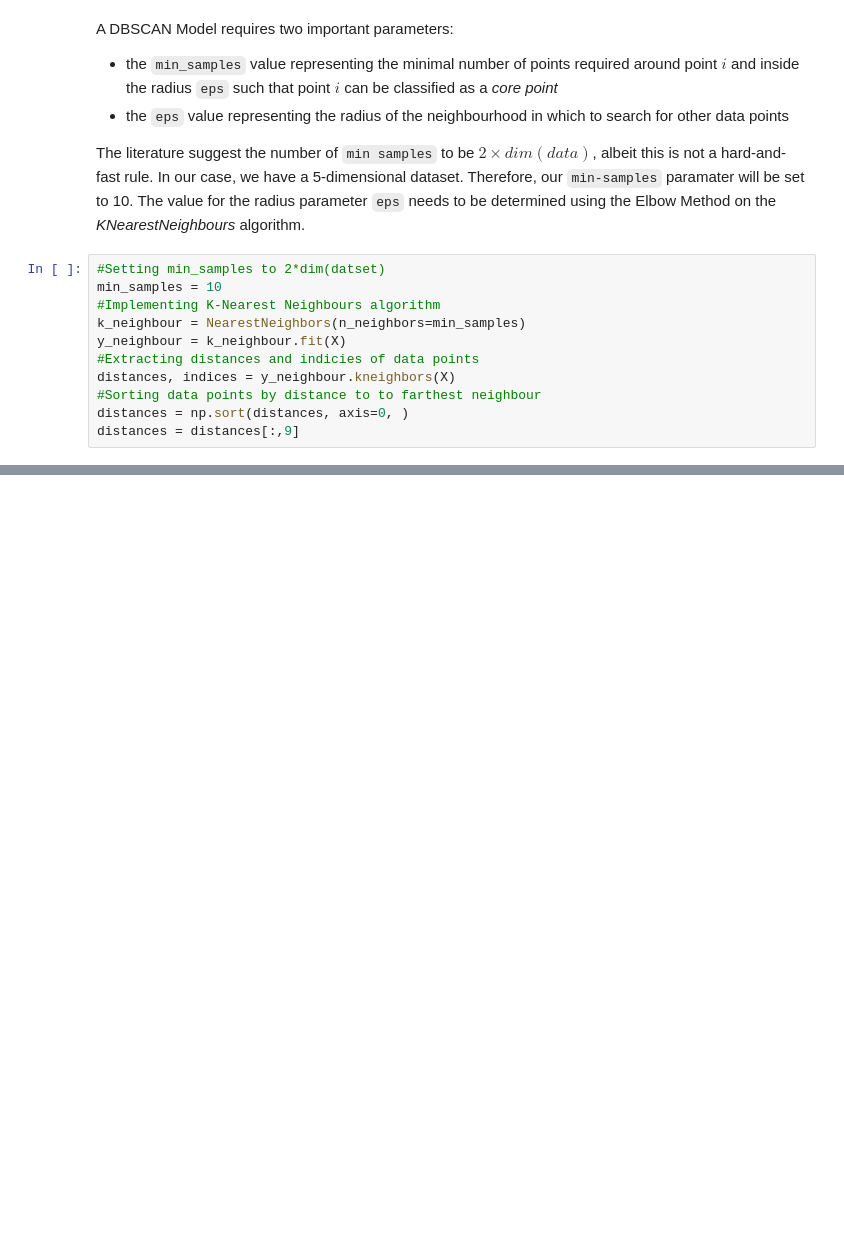
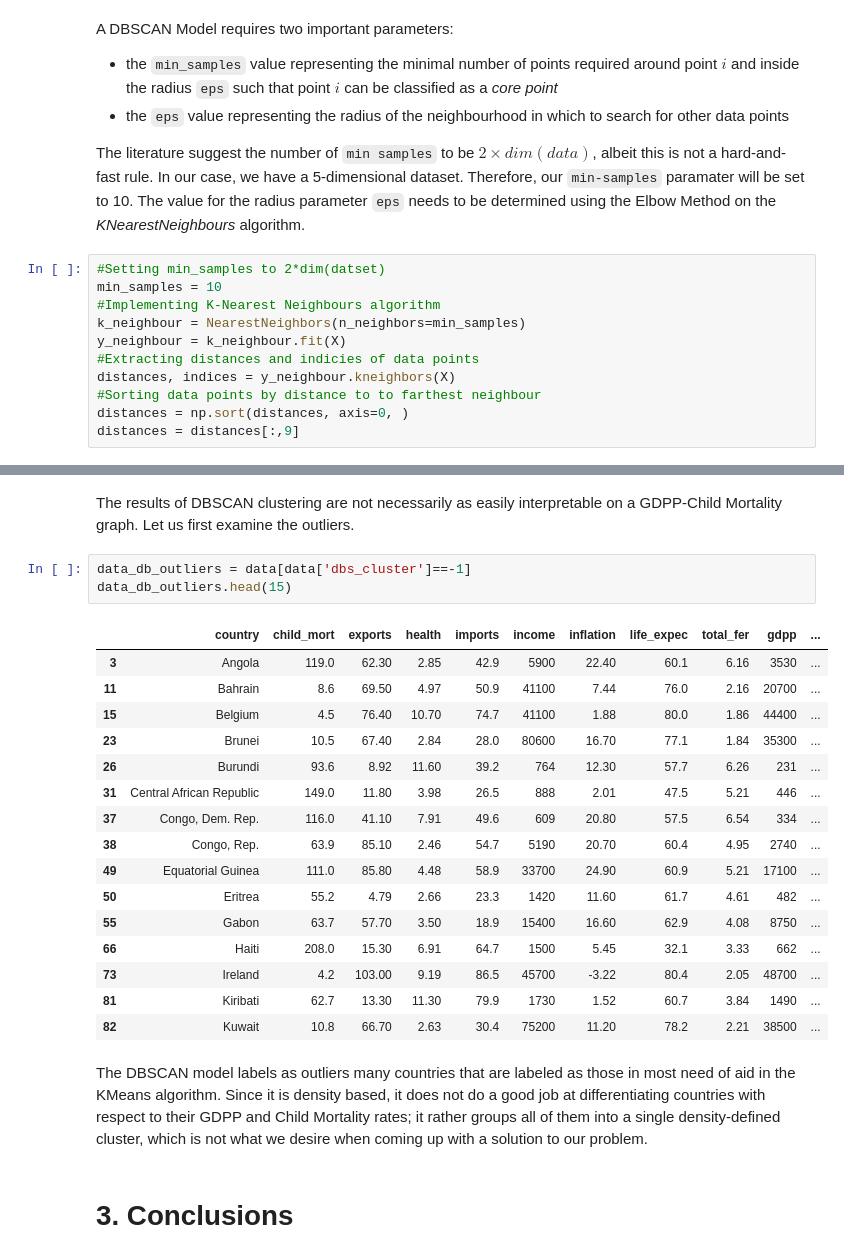
Before and after one commit to Gregoritsch3/ML_EDA_Clustering_AidAssessment, a Jupyter notebook: ML_EDA_Clustering_AidAssessment.ipynb, the cells around one changed output, grey strips where cells are left out. Drawn from its saved outputs; the diff is of its cells as text; blank space fills up the shorter version.

Commit message:
first public commit

```diff
--- a/ML_EDA_Clustering_AidAssessment.ipynb
+++ b/ML_EDA_Clustering_AidAssessment.ipynb
@@ -502,0 +565,26 @@ X
+# %% [markdown]
+The results of DBSCAN clustering are not necessarily as easily interpretable on a GDPP-Child Mortality graph. Let us first examine the outliers.
+# %%
+data_db_outliers = data[data['dbs_cluster']==-1]
+data_db_outliers.head(15)
+# %% [output]
+|  | country | child_mort | exports | health | imports | income | inflation | life_expec | total_fer | gdpp | ... |
+| 3 | Angola | 119.0 | 62.30 | 2.85 | 42.9 | 5900 | 22.40 | 60.1 | 6.16 | 3530 | ... |
+| 11 | Bahrain | 8.6 | 69.50 | 4.97 | 50.9 | 41100 | 7.44 | 76.0 | 2.16 | 20700 | ... |
+| 15 | Belgium | 4.5 | 76.40 | 10.70 | 74.7 | 41100 | 1.88 | 80.0 | 1.86 | 44400 | ... |
+| 23 | Brunei | 10.5 | 67.40 | 2.84 | 28.0 | 80600 | 16.70 | 77.1 | 1.84 | 35300 | ... |
+| 26 | Burundi | 93.6 | 8.92 | 11.60 | 39.2 | 764 | 12.30 | 57.7 | 6.26 | 231 | ... |
+| 31 | Central African Republic | 149.0 | 11.80 | 3.98 | 26.5 | 888 | 2.01 | 47.5 | 5.21 | 446 | ... |
+| 37 | Congo, Dem. Rep. | 116.0 | 41.10 | 7.91 | 49.6 | 609 | 20.80 | 57.5 | 6.54 | 334 | ... |
+| 38 | Congo, Rep. | 63.9 | 85.10 | 2.46 | 54.7 | 5190 | 20.70 | 60.4 | 4.95 | 2740 | ... |
+| 49 | Equatorial Guinea | 111.0 | 85.80 | 4.48 | 58.9 | 33700 | 24.90 | 60.9 | 5.21 | 17100 | ... |
+| 50 | Eritrea | 55.2 | 4.79 | 2.66 | 23.3 | 1420 | 11.60 | 61.7 | 4.61 | 482 | ... |
+| 55 | Gabon | 63.7 | 57.70 | 3.50 | 18.9 | 15400 | 16.60 | 62.9 | 4.08 | 8750 | ... |
+| 66 | Haiti | 208.0 | 15.30 | 6.91 | 64.7 | 1500 | 5.45 | 32.1 | 3.33 | 662 | ... |
+| 73 | Ireland | 4.2 | 103.00 | 9.19 | 86.5 | 45700 | -3.22 | 80.4 | 2.05 | 48700 | ... |
+| 81 | Kiribati | 62.7 | 13.30 | 11.30 | 79.9 | 1730 | 1.52 | 60.7 | 3.84 | 1490 | ... |
+| 82 | Kuwait | 10.8 | 66.70 | 2.63 | 30.4 | 75200 | 11.20 | 78.2 | 2.21 | 38500 | ... |
+# %% [markdown]
+The DBSCAN model labels as outliers many countries that are labeled as those in most need of aid in the KMeans algorithm. Since it is density based, it does not do a good job at differentiating countries with respect to their GDPP and Child Mortality rates; it rather groups all of them into a single density-defined cluster, which is not what we desire when coming up with a solution to our problem.
+# %% [markdown]
+# 3. Conclusions
```
Also changed, not shown: parts of 19 cells of this notebook, 2 other files.
